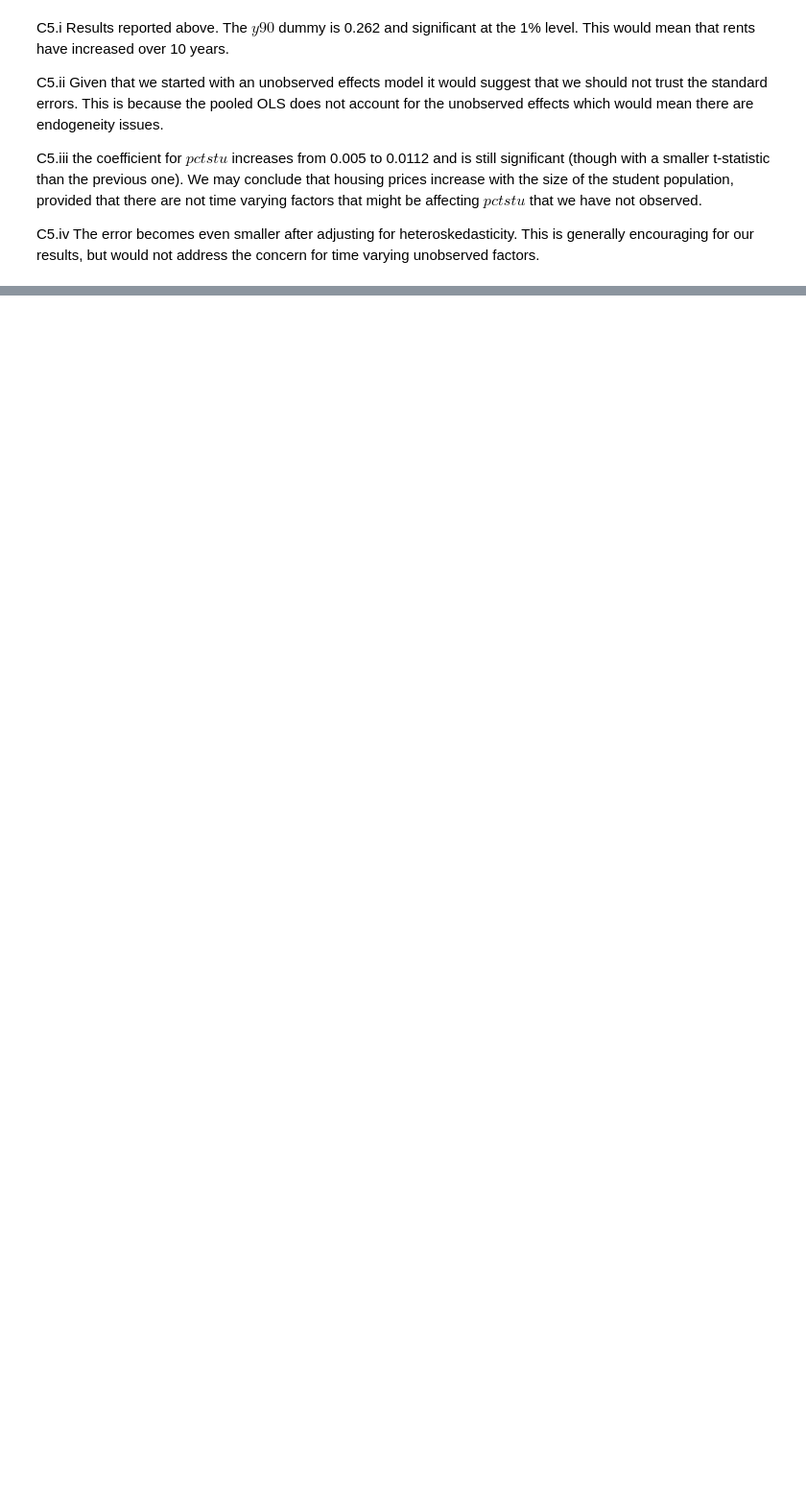
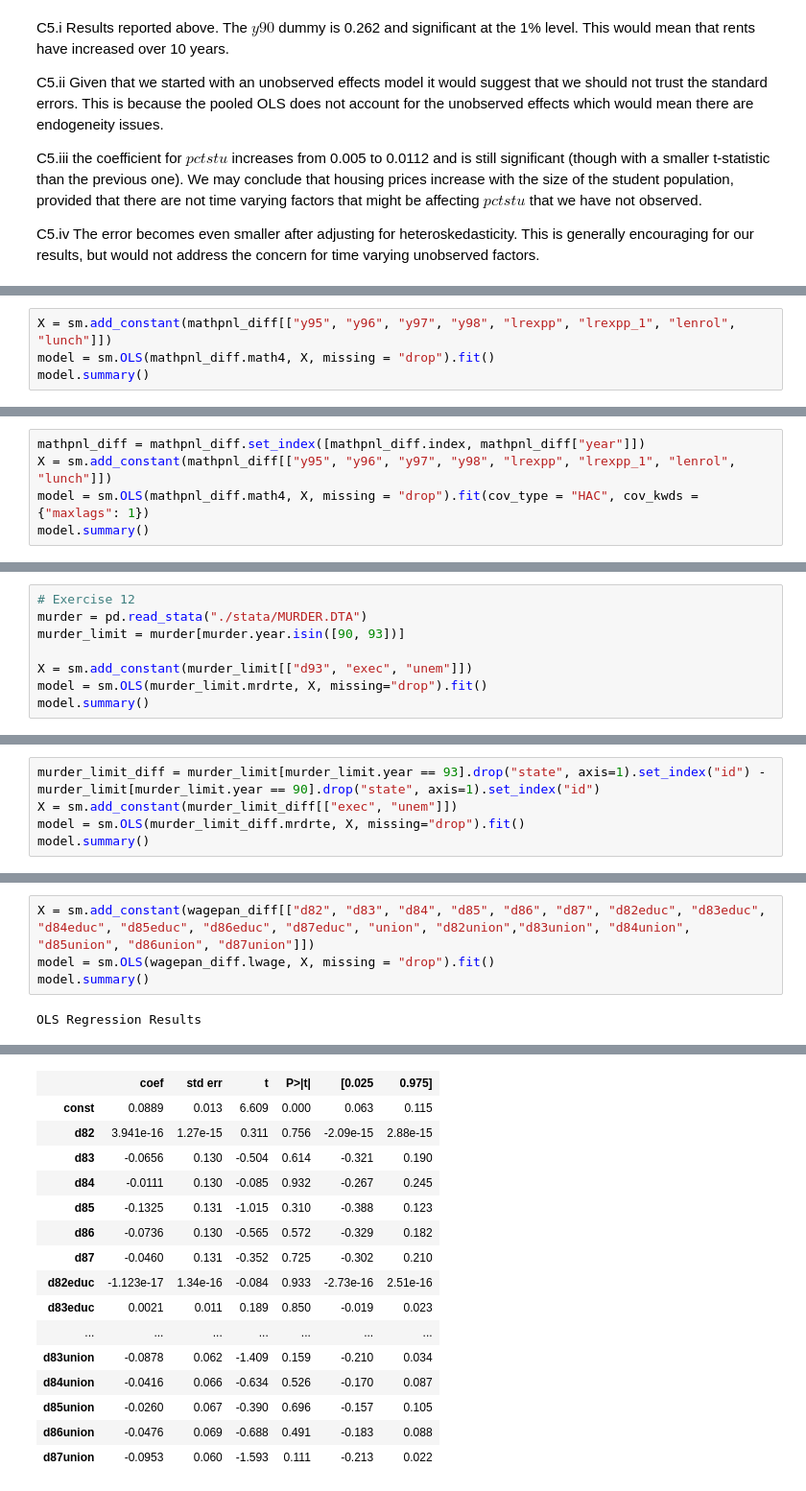
Before and after one commit to systemchalk/wooldridge_workbook, a Jupyter notebook: ch13.ipynb, the cells around one changed output, grey strips where cells are left out. Shown at 96% size. Saved outputs shown, nothing was run; the diff lists cells and outputs as text; blank space fills up the shorter version.

```diff
--- a/ch13.ipynb
+++ b/ch13.ipynb
@@ -563,0 +1031,4 @@ model.summary()
+# %%
+X = sm.add_constant(mathpnl_diff[["y95", "y96", "y97", "y98", "lrexpp", "lrexpp_1", "lenrol", "lunch"]])
+model = sm.OLS(mathpnl_diff.math4, X, missing = "drop").fit()
+model.summary()
@@ -563,0 +1122,5 @@ model.summary()
+# %%
+mathpnl_diff = mathpnl_diff.set_index([mathpnl_diff.index, mathpnl_diff["year"]])
+X = sm.add_constant(mathpnl_diff[["y95", "y96", "y97", "y98", "lrexpp", "lrexpp_1", "lenrol", "lunch"]])
+model = sm.OLS(mathpnl_diff.math4, X, missing = "drop").fit(cov_type = "HAC", cov_kwds = {"maxlags": 1})
+model.summary()
@@ -563,0 +1199,8 @@ model.summary()
+# %%
+# Exercise 12
+murder = pd.read_stata("./stata/MURDER.DTA")
+murder_limit = murder[murder.year.isin([90, 93])]
+
+X = sm.add_constant(murder_limit[["d93", "exec", "unem"]])
+model = sm.OLS(murder_limit.mrdrte, X, missing="drop").fit()
+model.summary()
@@ -563,0 +1229,5 @@ model.summary()
+# %%
+murder_limit_diff = murder_limit[murder_limit.year == 93].drop("state", axis=1).set_index("id") - murder_limit[murder_limit.year == 90].drop("state", axis=1).set_index("id")
+X = sm.add_constant(murder_limit_diff[["exec", "unem"]])
+model = sm.OLS(murder_limit_diff.mrdrte, X, missing="drop").fit()
+model.summary()
@@ -563,0 +1461,6 @@ model.summary()
+# %%
+X = sm.add_constant(wagepan_diff[["d82", "d83", "d84", "d85", "d86", "d87", "d82educ", "d83educ", "d84educ", "d85educ", "d86educ", "d87educ", "union", "d82union","d83union", "d84union", "d85union", "d86union", "d87union"]])
+model = sm.OLS(wagepan_diff.lwage, X, missing = "drop").fit()
+model.summary()
+# %% [output]
+OLS Regression Results
@@ -563,0 +1476,16 @@ model.summary()
+|  | coef | std err | t | P>|t| | [0.025 | 0.975] |
+| const | 0.0889 | 0.013 | 6.609 | 0.000 | 0.063 | 0.115 |
+| d82 | 3.941e-16 | 1.27e-15 | 0.311 | 0.756 | -2.09e-15 | 2.88e-15 |
+| d83 | -0.0656 | 0.130 | -0.504 | 0.614 | -0.321 | 0.190 |
+| d84 | -0.0111 | 0.130 | -0.085 | 0.932 | -0.267 | 0.245 |
+| d85 | -0.1325 | 0.131 | -1.015 | 0.310 | -0.388 | 0.123 |
+| d86 | -0.0736 | 0.130 | -0.565 | 0.572 | -0.329 | 0.182 |
+| d87 | -0.0460 | 0.131 | -0.352 | 0.725 | -0.302 | 0.210 |
+| d82educ | -1.123e-17 | 1.34e-16 | -0.084 | 0.933 | -2.73e-16 | 2.51e-16 |
+| d83educ | 0.0021 | 0.011 | 0.189 | 0.850 | -0.019 | 0.023 |
+| ... | ... | ... | ... | ... | ... | ... |
+| d83union | -0.0878 | 0.062 | -1.409 | 0.159 | -0.210 | 0.034 |
+| d84union | -0.0416 | 0.066 | -0.634 | 0.526 | -0.170 | 0.087 |
+| d85union | -0.0260 | 0.067 | -0.390 | 0.696 | -0.157 | 0.105 |
+| d86union | -0.0476 | 0.069 | -0.688 | 0.491 | -0.183 | 0.088 |
+| d87union | -0.0953 | 0.060 | -1.593 | 0.111 | -0.213 | 0.022 |
```
Also changed, not shown: parts of 73 cells of this notebook.
